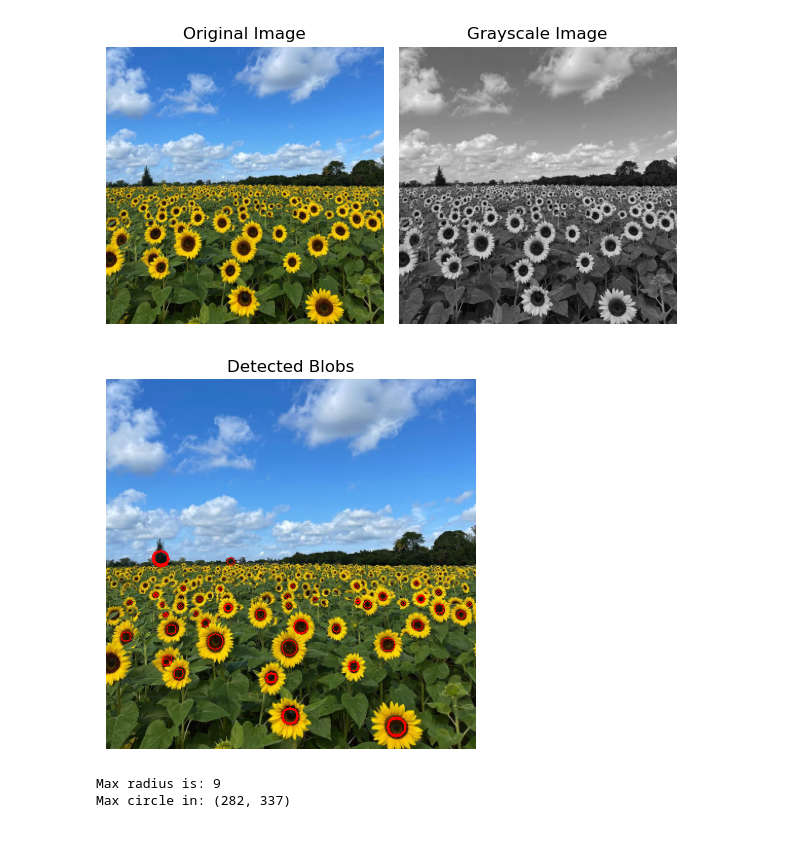
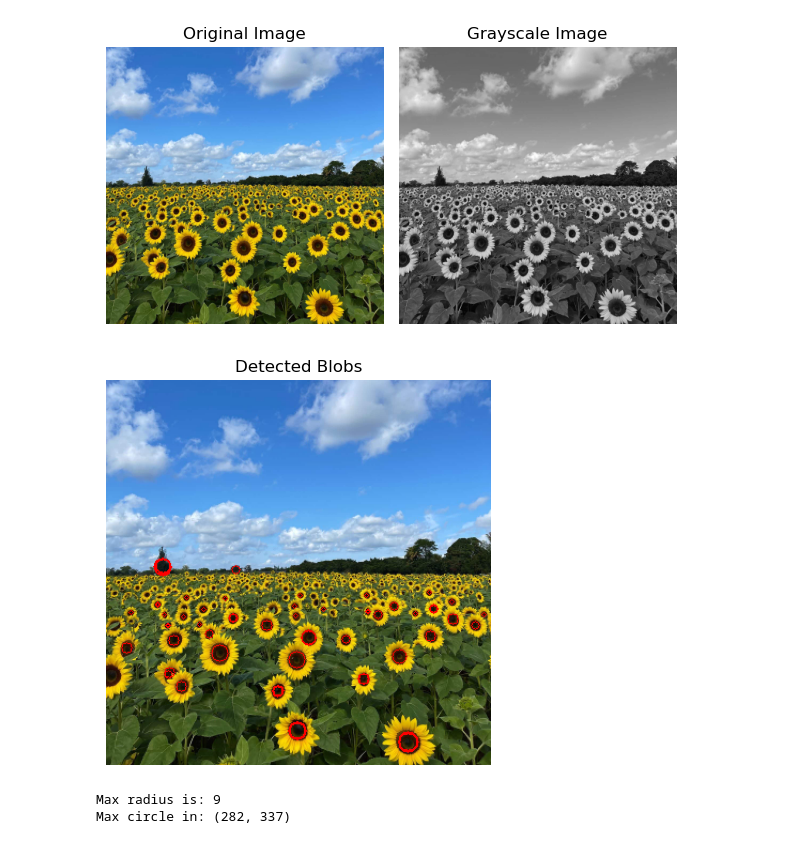
Before and after one commit to Sulojan2027/Image_Processing_SEM_05, a Jupyter notebook: Assignment 02/assign_02.ipynb, the cells around one changed output. Saved outputs shown, nothing was run; the diff lists cells and outputs as text; code cells hidden in the pictures.

```diff
--- a/Assignment 02/assign_02.ipynb
+++ b/Assignment 02/assign_02.ipynb
@@ -34,24 +40,25 @@ local_maxima_coords = peak_local_max(scale_space, footprint=np.ones((3, 3, len(s
 # %%
 # plot circles on original image
 max_radius = 0
 max_cood = tuple()
 im_with_circles = im_rgb.copy()
 for coord in local_maxima_coords:
     y, x, sigma_idx = coord
     sigma = sigmas[sigma_idx]
     radius = int(np.sqrt(2) * sigma)
     if radius > max_radius:
         max_radius = radius
         max_cood = (x, y)
     cv.circle(im_with_circles, (x, y), radius, (255, 0, 0), 1)
+plt. figure(figsize=(5,5))
 plt.imshow(im_with_circles)
 plt.axis('off')
 plt.title('Detected Blobs')
 plt.show()
 
 print(f"Max radius is: {max_radius}")
 print(f"Max circle in: {max_cood}")
 # %% [output]
-[figure, old version]
+[figure, new version]
 Max radius is: 9
 Max circle in: (282, 337)
```
Also changed, not shown: parts of 11 cells of this notebook.
